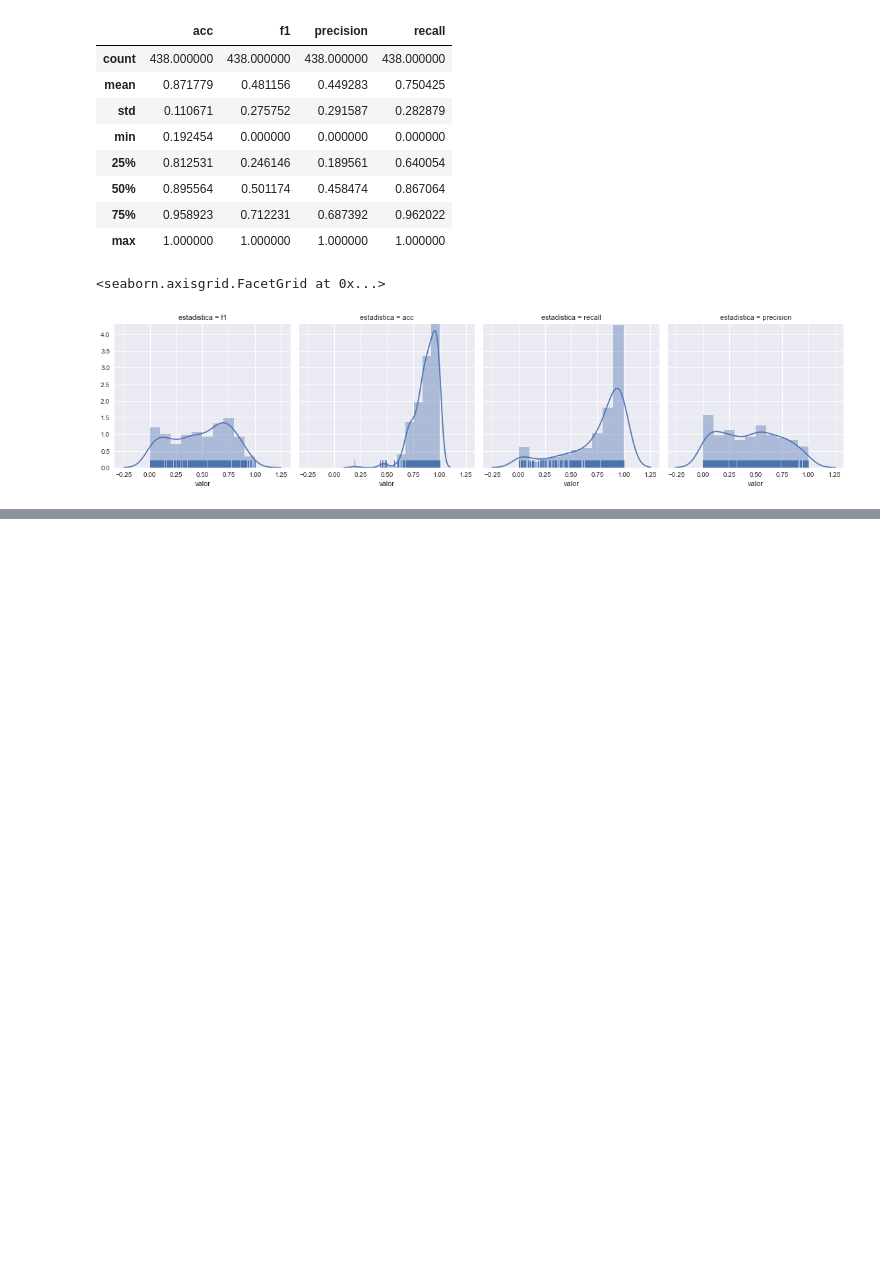
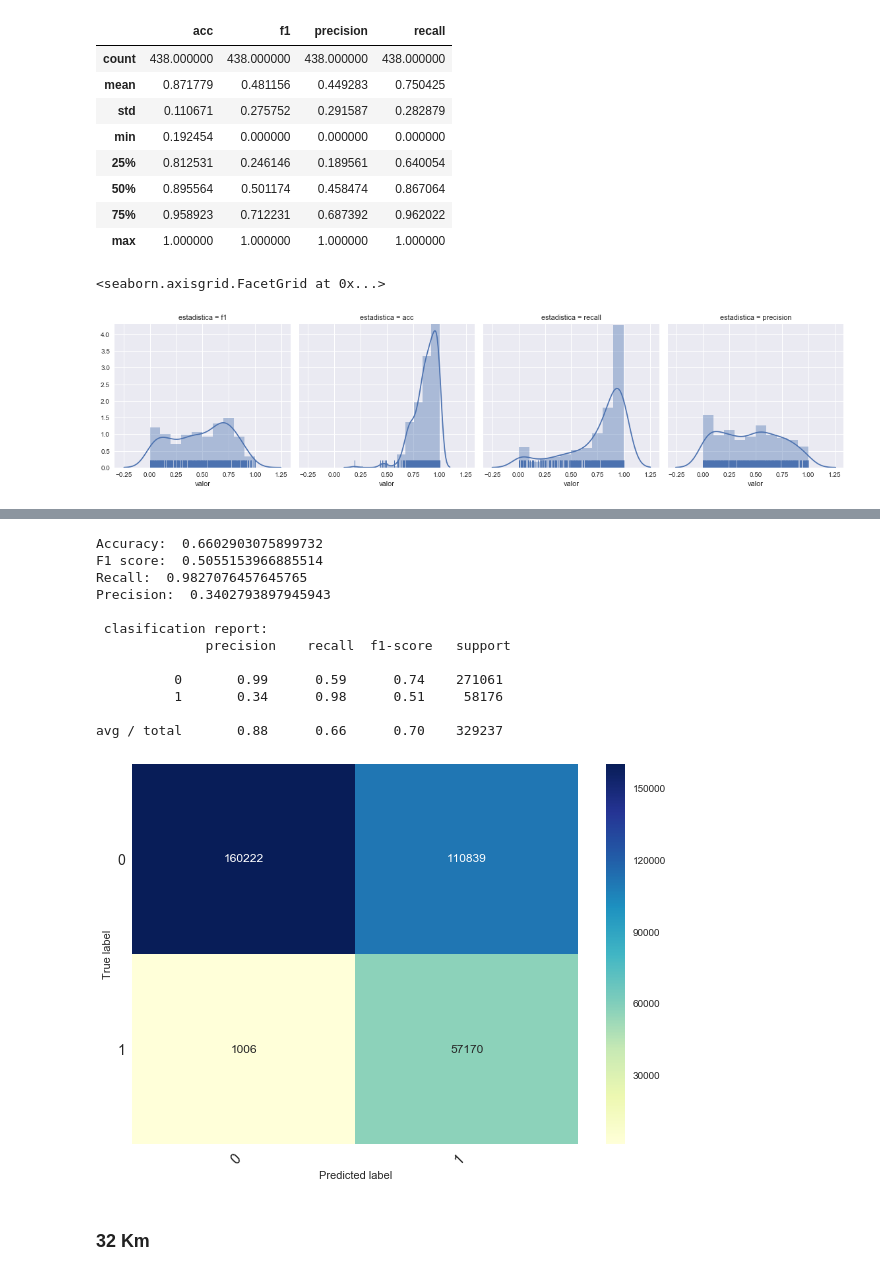
Before and after one commit to rausial/species_notebooks, a Jupyter notebook: SPECIES_vs_Expertos.ipynb, the cells around one changed output, grey strips where cells are left out. Cells and saved outputs as stored; diff of their text form; code cells hidden in the pictures; blank space fills up the shorter version.

```diff
--- a/SPECIES_vs_Expertos.ipynb
+++ b/SPECIES_vs_Expertos.ipynb
@@ -322,4 +364,5 @@ def print_eval_stats(sdms_df):
     print('Recall: ', recall_score(sdms_df.presence, sdms_df.pred))
     print('Precision: ', precision_score(sdms_df.presence, sdms_df.pred))
     print('\n clasification report: \n', classification_report(sdms_df.presence, sdms_df.pred))
-    print('\n confussion matrix: \n',confusion_matrix(sdms_df.presence, sdms_df.pred))
+
+    print_confusion_matrix(confusion_matrix(sdms_df.presence, sdms_df.pred), class_names=[0, 1])
@@ -766,0 +756,18 @@ g.map(sns.distplot, 'valor', bins=10, kde=True, rug=True)
+# %%
+print_eval_stats(sdms64_abio_df)
+# %% [output]
+Accuracy:  0.6602903075899732
+F1 score:  0.5055153966885514
+Recall:  0.9827076457645765
+Precision:  0.3402793897945943
+
+ clasification report:
+              precision    recall  f1-score   support
+
+          0       0.99      0.59      0.74    271061
+          1       0.34      0.98      0.51     58176
+
+avg / total       0.88      0.66      0.70    329237
+[figure, added]
+# %% [markdown]
+### 32 Km
```
Also changed, not shown: parts of 53 cells of this notebook.
